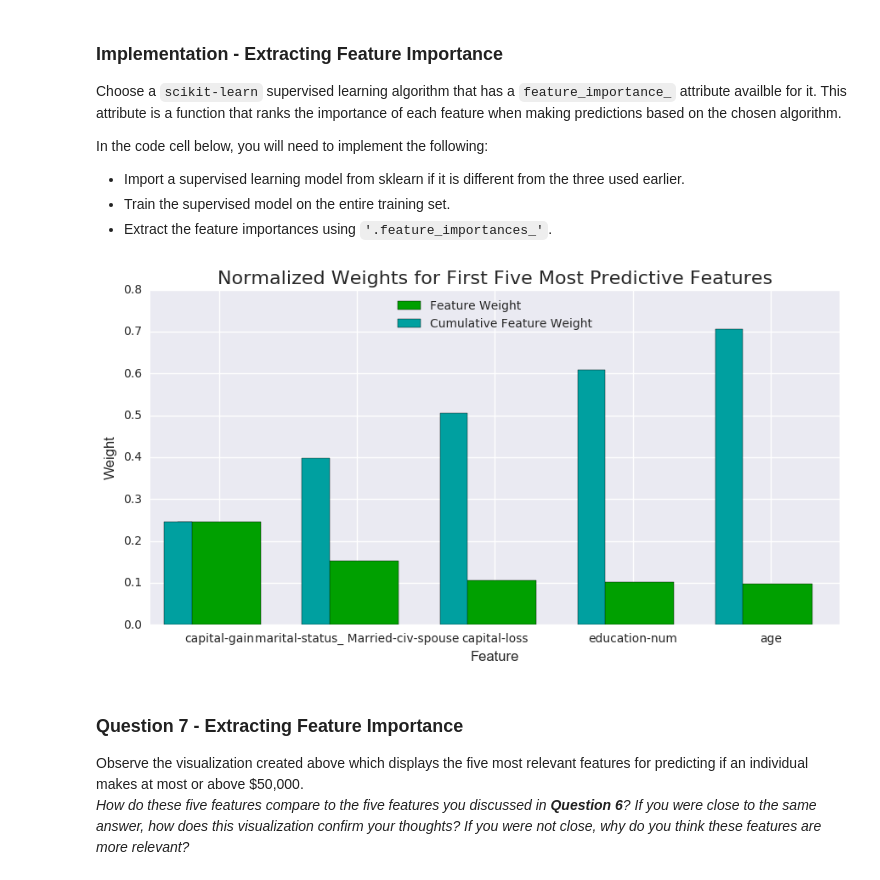
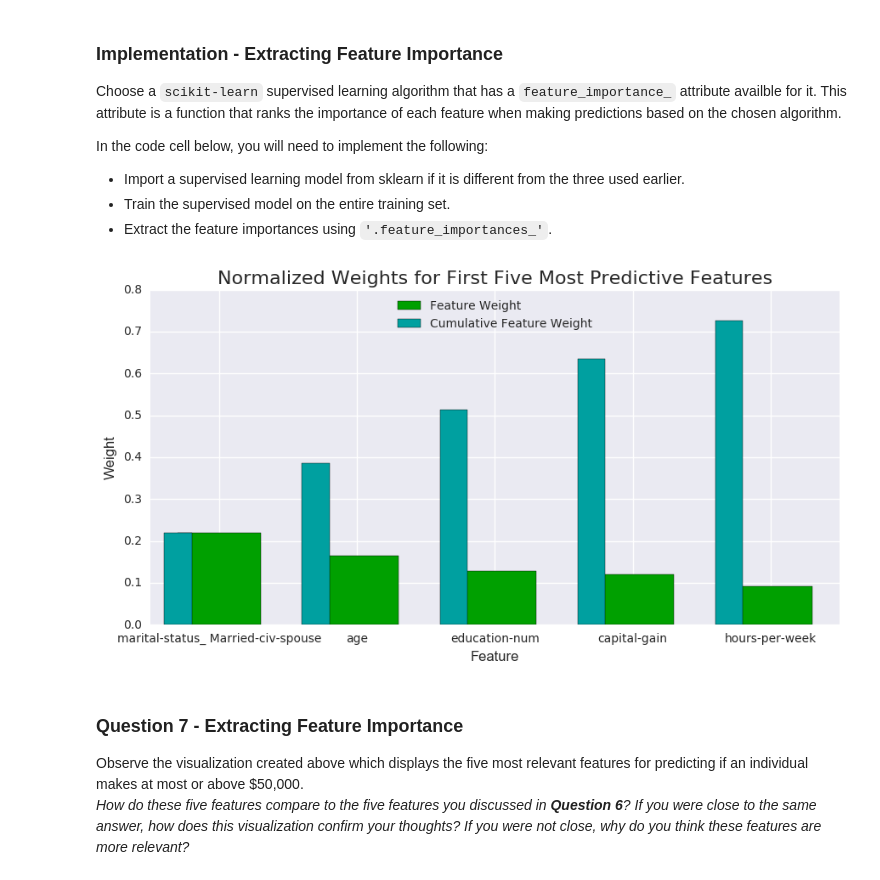
Before and after one commit to mikemartindale/finding_donors, a Jupyter notebook: finding_donors.ipynb, the cells around one changed output. Drawn from its saved outputs; the diff is of its cells as text; code cells hidden in the pictures.

```diff
--- a/finding_donors.ipynb
+++ b/finding_donors.ipynb
@@ -371,11 +371,12 @@ from sklearn.ensemble import AdaBoostClassifier
 from sklearn.tree import DecisionTreeClassifier
 
 # TODO: Initialize the three models
-clf_A = LinearSVC()
+clf_A = LinearSVC(random_state=None)
 clf_B = KNeighborsClassifier(5)
-clf_C = AdaBoostClassifier(DecisionTreeClassifier(max_depth=1),
-                         algorithm="SAMME",
-                         n_estimators=200)
+clf_C = AdaBoostClassifier(DecisionTreeClassifier(max_depth=1,random_state=None),
+                           algorithm="SAMME",
+                           n_estimators=200,
+                           random_state=None)
 
 # TODO: Calculate the number of samples for 1%, 10%, and 100% of the training data
 samples_1 = X_train.shape[0]*.01
@@ -538,16 +540,17 @@ In the code cell below, you will need to implement the following:
 # %%
 # TODO: Import a supervised learning model that has 'feature_importances_'
 
 # TODO: Train the supervised model on the training set
-model = clf_C
+model = DecisionTreeClassifier(random_state=None)
+model.fit(X_train, y_train)
 
 # TODO: Extract the feature importances
 importances = model.feature_importances_
 
 # Plot
 vs.feature_plot(importances, X_train, y_train)
 # %% [output]
-[figure, old version]
+[figure, new version]
 # %% [markdown]
 ### Question 7 - Extracting Feature Importance
 
```
Also changed, not shown: parts of 5 cells of this notebook, 3 other files.
